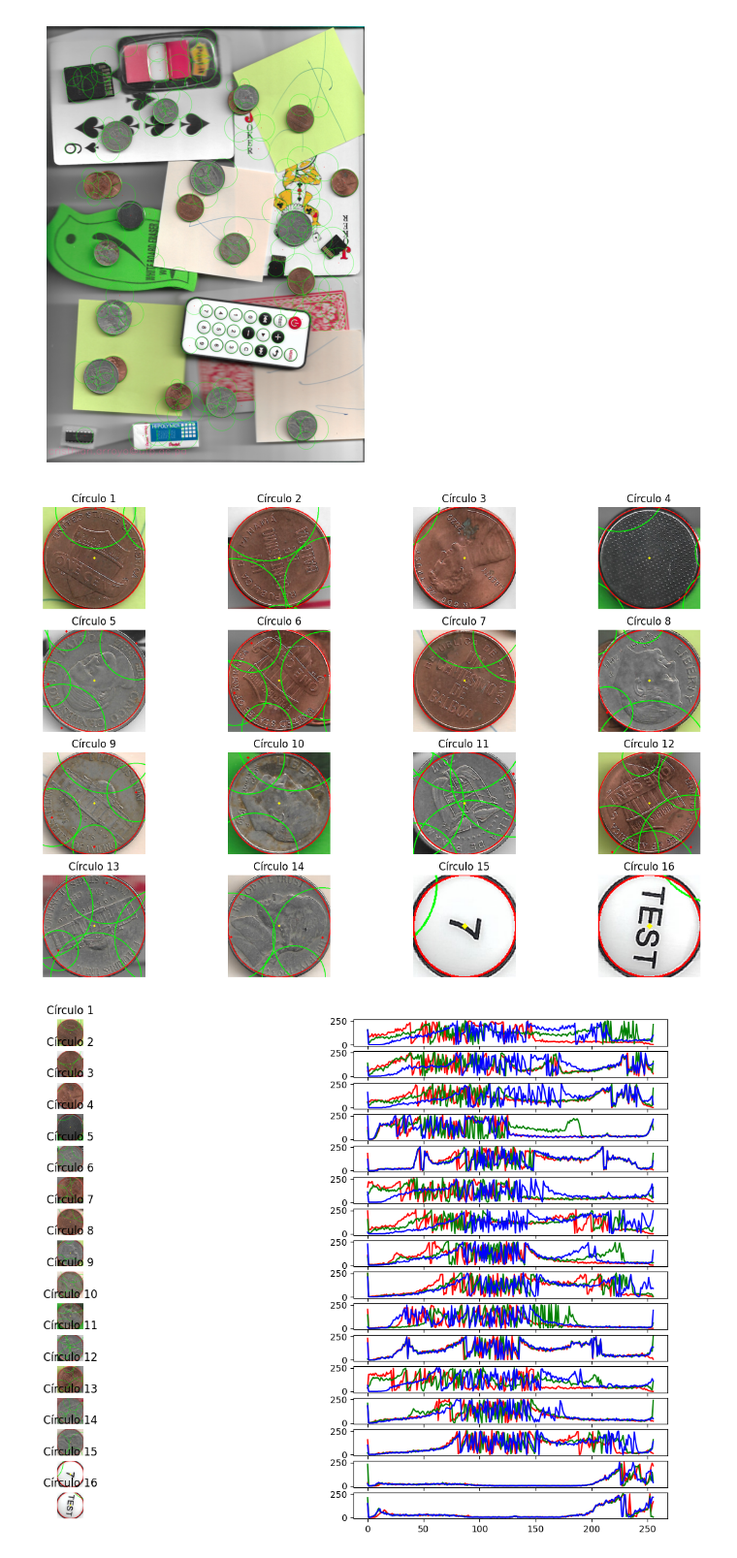
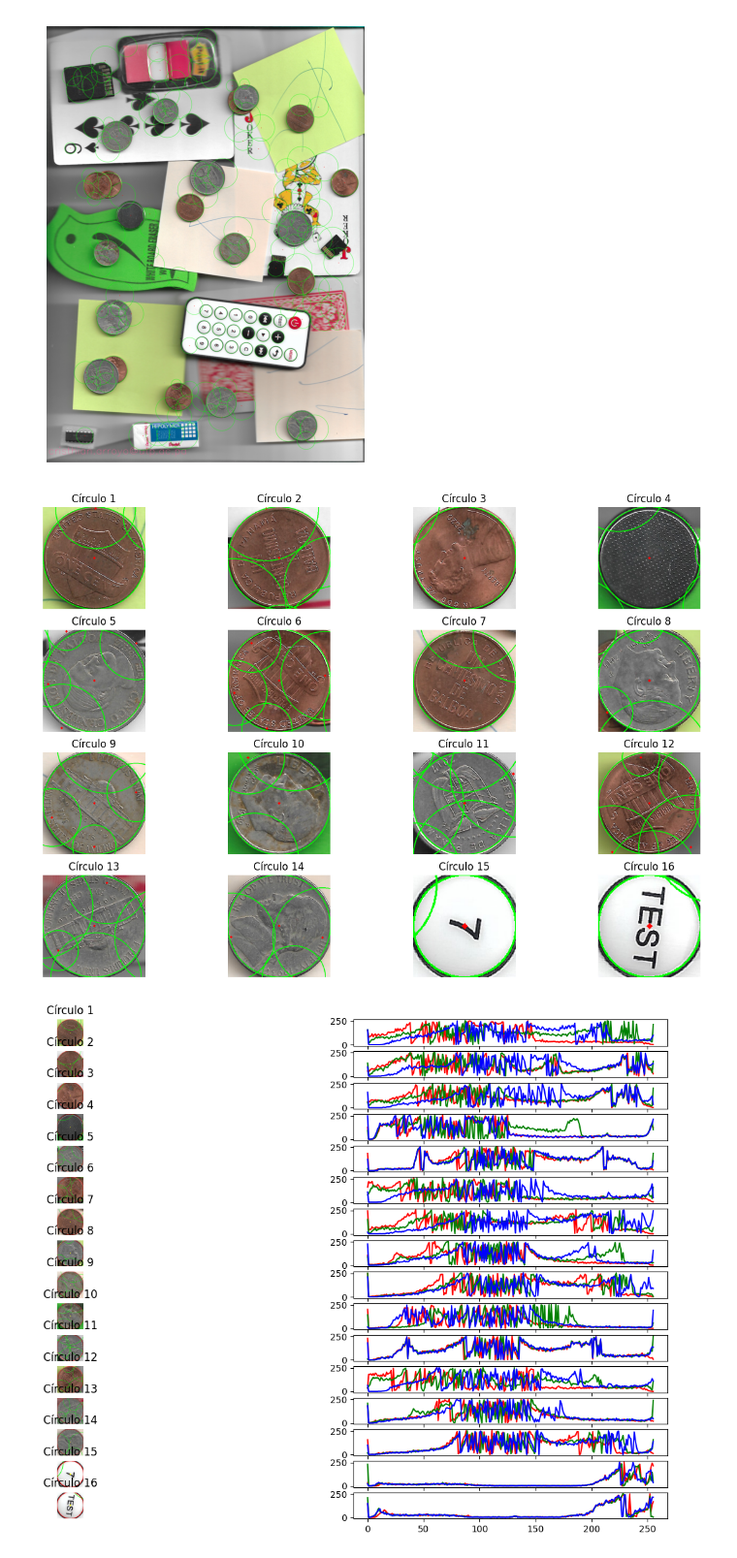
Before and after one commit to MxsterSenpai/parcial1_topicos, a Jupyter notebook: parcial1.ipynb, the cells around one changed output. Shown at 97% size. Drawn from its saved outputs; the diff is of its cells as text; code cells hidden in the pictures.

```diff
--- a/parcial1.ipynb
+++ b/parcial1.ipynb
@@ -197,36 +196,36 @@ for i in range(num_circles_to_show):
     center = (x, y)
 
     # Verificar que el radio sea mayor que cero antes de mostrar la región
     if radius > 0:
-        cv2.circle(imgCir, center, radius, (0, 0, 255), 2)
-        cv2.circle(imgCir, center, 2, (0, 255, 255), 3)
+        cv2.circle(imgCir, center, radius, (0, 255, 0), 2)
+        cv2.circle(imgCir, center, 2, (0, 0, 255), 3)
 
         # Verificar que las coordenadas sean válidas antes de mostrar la región
         y_min = max(0, y - radius)
         y_max = min(h, y + radius)
         x_min = max(0, x - radius)
         x_max = min(w, x + radius)
 
         # Recortar el círculo
         circle_region = imgCir[y_min:y_max, x_min:x_max]
 
         # Calcular los histogramas RGB separados
         for channel in range(3):
             hist, _ = np.histogram(circle_region[:, :, channel], bins=256, range=(0, 256))
 
         # Mostrar los círculos
         ax = axs[i // 4, i % 4]
         ax.imshow(cv2.cvtColor(circle_region, cv2.COLOR_BGR2RGB))
         ax.set_title(f'Círculo {i + 1}')
         ax.axis('off')
 
 plt.savefig("out/Cristhian_Arroyo_P22.png", dpi=600)
 plt.show()
 
 if num_circles == 0:
     print("No se detectaron círculos en la imagen.")
 # %% [output]
-[figure, old version]
+[figure, new version]
 # %%
 # Limitar la cantidad de círculos a mostrar
 num_circles_to_show = 16
```
Also changed, not shown: parts of 3 cells of this notebook, 1 other file.
